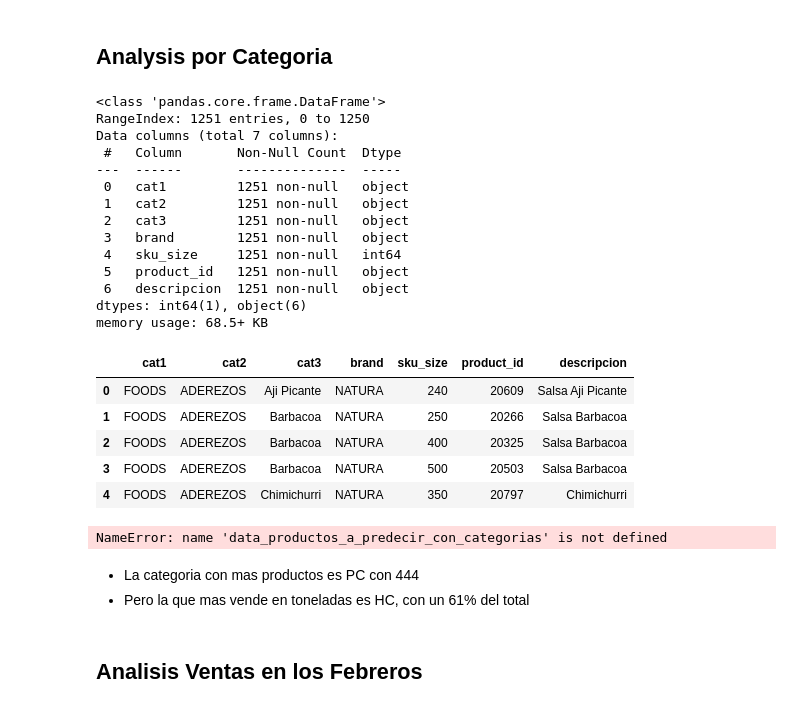
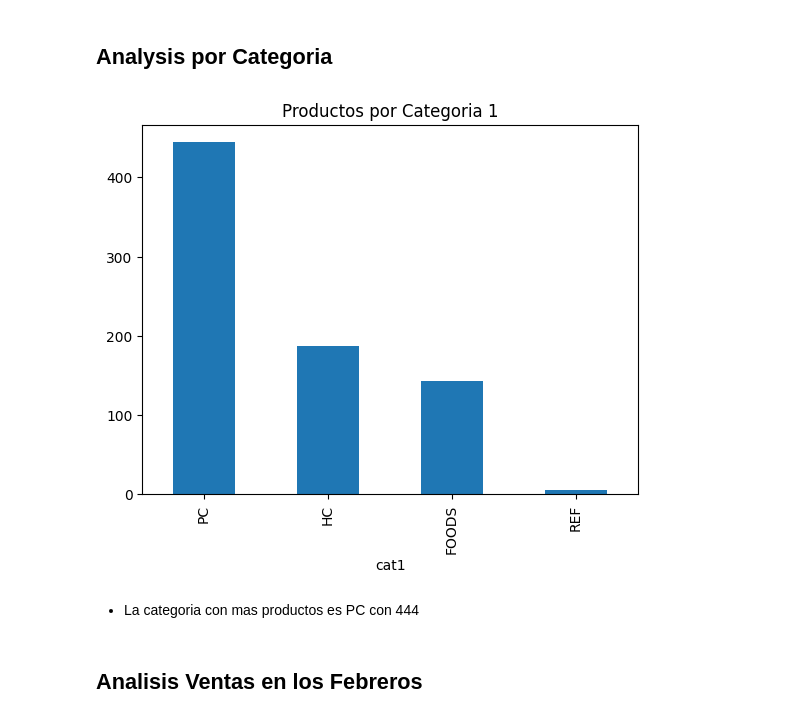
Before and after one commit to AndresMontesDeOca/Laboratorio3, a Jupyter notebook: Experimento.ipynb, the cells around one changed output. Drawn from its saved outputs; the diff is of its cells as text; code cells hidden in the pictures.

```diff
--- a/Experimento.ipynb
+++ b/Experimento.ipynb
@@ -4449,48 +4449,14 @@ plt.show()
 * Pareciera ser que siempre sube un 10% con respecto al Julio anterior
 # %% [markdown]
 ## Analysis por Categoria
-# %%
-data_productos_con_categorias.info()
-# %% [output]
-<class 'pandas.core.frame.DataFrame'>
-RangeIndex: 1251 entries, 0 to 1250
-Data columns (total 7 columns):
- #   Column       Non-Null Count  Dtype
----  ------       --------------  -----
- 0   cat1         1251 non-null   object
- 1   cat2         1251 non-null   object
- 2   cat3         1251 non-null   object
- 3   brand        1251 non-null   object
- 4   sku_size     1251 non-null   int64
- 5   product_id   1251 non-null   object
- 6   descripcion  1251 non-null   object
-dtypes: int64(1), object(6)
-memory usage: 68.5+ KB
-# %%
-data_productos_con_categorias.head()
-# %% [output]
-|  | cat1 | cat2 | cat3 | brand | sku_size | product_id | descripcion |
-| 0 | FOODS | ADEREZOS | Aji Picante | NATURA | 240 | 20609 | Salsa Aji Picante |
-| 1 | FOODS | ADEREZOS | Barbacoa | NATURA | 250 | 20266 | Salsa Barbacoa |
-| 2 | FOODS | ADEREZOS | Barbacoa | NATURA | 400 | 20325 | Salsa Barbacoa |
-| 3 | FOODS | ADEREZOS | Barbacoa | NATURA | 500 | 20503 | Salsa Barbacoa |
-| 4 | FOODS | ADEREZOS | Chimichurri | NATURA | 350 | 20797 | Chimichurri |
-# %%
-# Genero el vector de categorias
-categorias = data_productos_con_categorias.cat1.unique()
-
-tn_TOT = data_grouped.sum().sum()
-
-for cat in categorias:
-  data_cat1 = filter_data_por_categoria(group_data(data, 'product_id'), cat, 'cat1')
-  n_features = data_cat1.shape[1]
-  cat_tot = np.round(data_cat1.sum().sum() / tn_TOT, 2)
-  print(f'{cat}, {data_cat1.shape}, {cat_tot}')
-# %% [output]
-NameError: name 'data_productos_a_predecir_con_categorias' is not defined
+# %%
+data_productos_con_categorias[data_productos_con_categorias['product_id'].isin(data_productos_a_predecir.index)]['cat1'].value_counts().plot(kind='bar')
+plt.title('Productos por Categoria 1')
+plt.show()
+# %% [output]
+[figure, added]
 # %% [markdown]
 * La categoria con mas productos es PC con 444
-* Pero la que mas vende en toneladas es HC, con un 61% del total
 # %% [markdown]
 ## Analisis Ventas en los Febreros
 # %%
```
